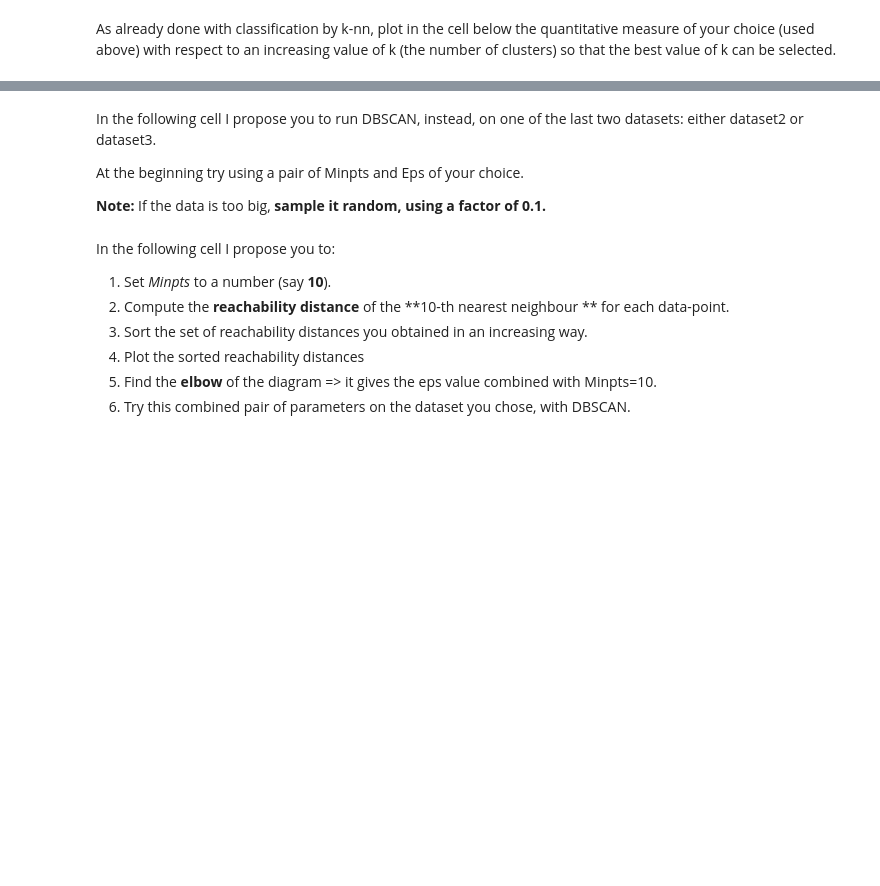
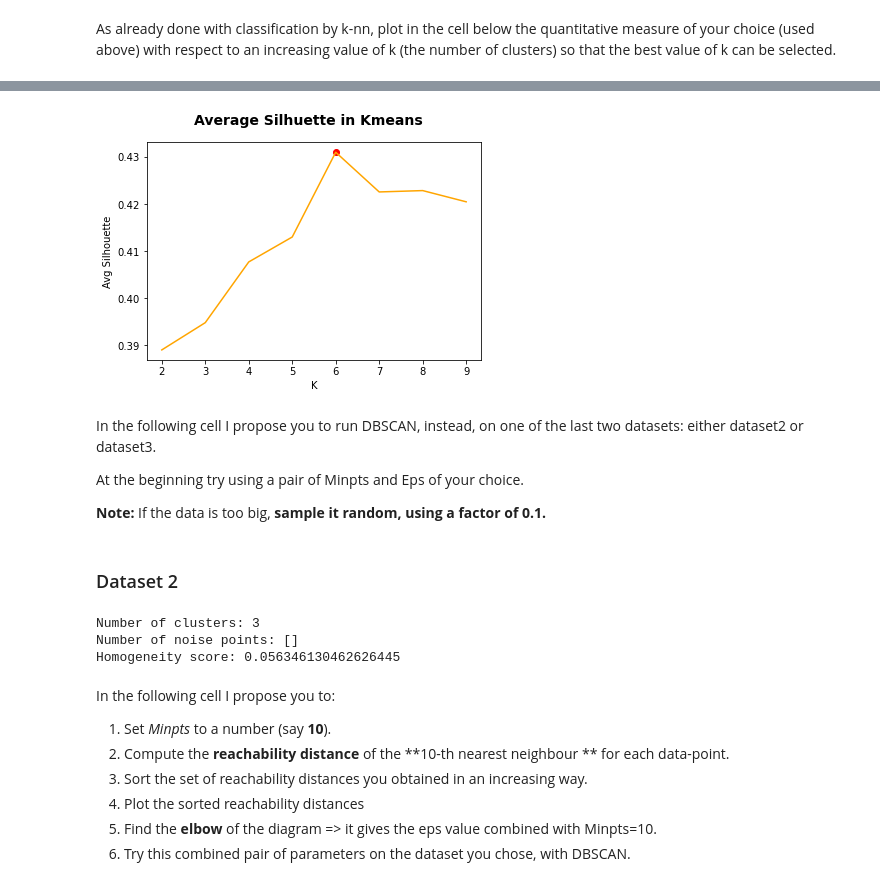
Before and after one commit to GFazorR/AAut-exercises, a Jupyter notebook: Lecture NoteBooks/3_Distance_Based_Models/clustering_copy_for_students_aa_21_22.ipynb, the cells around one changed output, grey strips where cells are left out. Saved outputs shown, nothing was run; the diff lists cells and outputs as text; code cells hidden in the pictures; blank space fills up the shorter version.

```diff
--- a/Lecture NoteBooks/3_Distance_Based_Models/clustering_copy_for_students_aa_21_22.ipynb
+++ b/Lecture NoteBooks/3_Distance_Based_Models/clustering_copy_for_students_aa_21_22.ipynb
@@ -612,3 +639,14 @@ for i in range(best_k):
+# %%
+fig = plt.figure()
+fig.suptitle('Average Silhuette in Kmeans', fontsize=14, fontweight='bold')
+ax = fig.add_subplot(111)
+ax.set_xlabel('K')
+ax.set_ylabel('Avg Silhouette')
+plt.plot([i for i in range(2,n_trials)], avg_silhouette_vals, color='orange')
+plt.scatter(best_k, best_sh_score, color='red')
+plt.show()
+# %% [output]
+[figure, added]
 # %% [markdown]
 In the following cell I propose you to run DBSCAN, instead, on one of the last two datasets: either dataset2 or dataset3.
 
@@ -621,3 +657,24 @@ from sklearn.cluster import DBSCAN
+# %% [markdown]
+### Dataset 2
+# %%
+from sklearn.cluster import DBSCAN
+from sklearn.metrics import homogeneity_score
+
+eps = 2.4
+min_pts = 10
+
+db = DBSCAN(eps=eps, min_samples=min_pts).fit(data2)
+n_clusters = len(set(db.labels_)) - (1 if -1 in db.labels_ else 0)
+n_noise = db.labels_[db.labels_ == -1]
+
+print(f'Number of clusters: {n_clusters}')
+print(f'Number of noise points: {n_noise}')
+
+print(f'Homogeneity score: {homogeneity_score(data2[:,1], db.labels_)}')
+# %% [output]
+Number of clusters: 3
+Number of noise points: []
+Homogeneity score: 0.056346130462626445
 # %% [markdown]
 In the following cell I propose you to:
 
```
Also changed, not shown: parts of 9 cells of this notebook, 2 other files.
